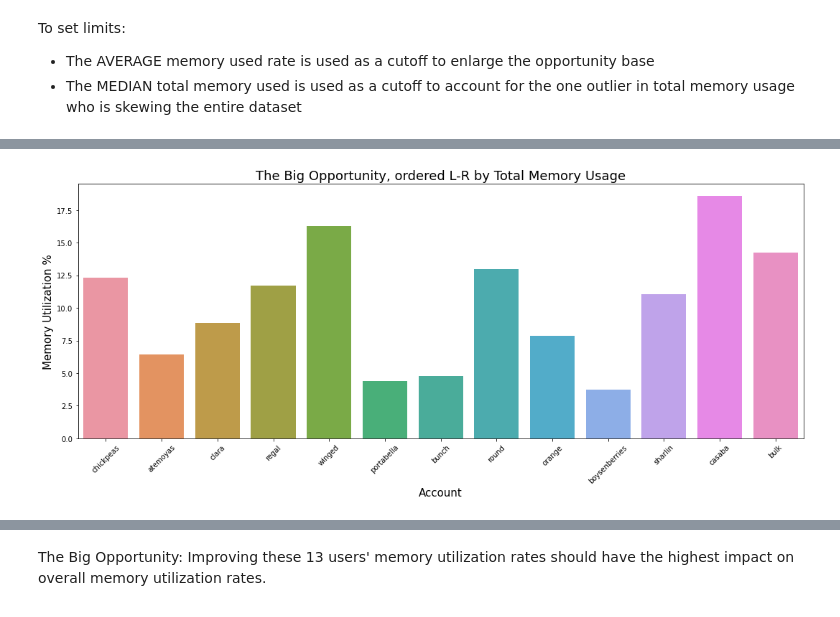
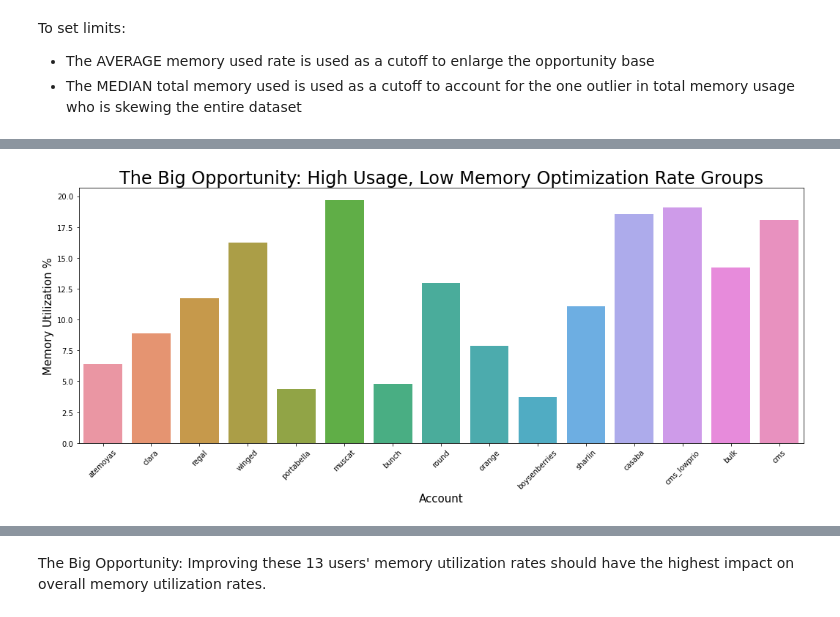
Before and after one commit to nss-data-science-cohort-4/dq2-accre-valkyries, a Jupyter notebook: notebooks/vai-02_dq2-accre-analysis-memory-usage.ipynb, the cells around one changed output, grey strips where cells are left out. Drawn from its saved outputs; the diff is of its cells as text; code cells hidden in the pictures.

```diff
--- a/notebooks/vai-02_dq2-accre-analysis-memory-usage.ipynb
+++ b/notebooks/vai-02_dq2-accre-analysis-memory-usage.ipynb
@@ -216,0 +229,7 @@ accre_mem_no_cms.drop('Unnamed: 0', axis=1)
+# %%
+# Only get successful jobs (EXITCODE = 0:0) that are completed (STATE = 'COMPLETED'), on the production PARTITION, and where USEDMEM != 0
+accre_mem_use = accre_mem_use[(accre_mem_use['EXITCODE'] == '0:0') & (accre_mem_use['STATE'] == 'COMPLETED') & (accre_mem_use['PARTITION'] == 'production') & (accre_mem_use['USEDMEM'] != 0)]
+# Rerun the previous cells to make sure everything is successful and completed
+# %%
+# Quick cleanup
+accre_mem_use = accre_mem_use.drop('Unnamed: 0', axis = 1)
@@ -217,5 +285,5 @@ accre_mem_no_cms.drop('Unnamed: 0', axis=1)
 # %% [markdown]
 **FROM HERE ON, USING THE VARIABLE ``mem`` TO SWITCH BETWEEN CMS-ONLY AND NO-CMS DATAFRAMES.**
 # %%
-mem = accre_mem_no_cms.reset_index(drop=True)
+mem = accre_mem_use.reset_index(drop=True)
 # %%
@@ -726,5 +890,12 @@ plt.xticks(rotation=45);
 To set limits:
 * The AVERAGE memory used rate is used as a cutoff to enlarge the opportunity base
 * The MEDIAN total memory used is used as a cutoff to account for the one outlier in total memory usage who is skewing the entire dataset
+# %%
+# define variables for average and median of total used memory and used memory rate
+accre_usedmem_tot_avg = 75971100
+accre_usedmem_tot_med = 1464956
+
+accre_usedmem_rate_avg = 19.769203
+accre_usedmem_rate_med = 15.97974
 # %%
 # Get the low-performing, high-usage users based on ACCRE AVERAGE memory utilization
@@ -750,14 +921,15 @@ accre_mem_top_opportunity
 # %%
 # Plot the users who use the most and are the least optimized
 plt.figure(figsize=(15,6))
 # make barplot
 sns.barplot(x='ACCOUNT', y='USEDMEM_PCT_02', data=accre_mem_top_opportunity)
 # set labels
 plt.xlabel('Account', size=15)
 plt.ylabel('Memory Utilization %', size=15)
-plt.title('The Big Opportunity, ordered L-R by Total Memory Usage', size=18)
+plt.title('The Big Opportunity: High Usage, Low Memory Optimization Rate Groups', size=24)
 plt.tight_layout()
-plt.xticks(rotation=45);
+plt.xticks(rotation=45)
+plt.savefig('low-performers-bar.png', dpi=300)
 # plt.savefig("barplot_Seaborn_Python.png", dpi=100)
 # %% [output]
-[figure, old version]
+[figure, new version]
```
Also changed, not shown: parts of 73 cells of this notebook.
